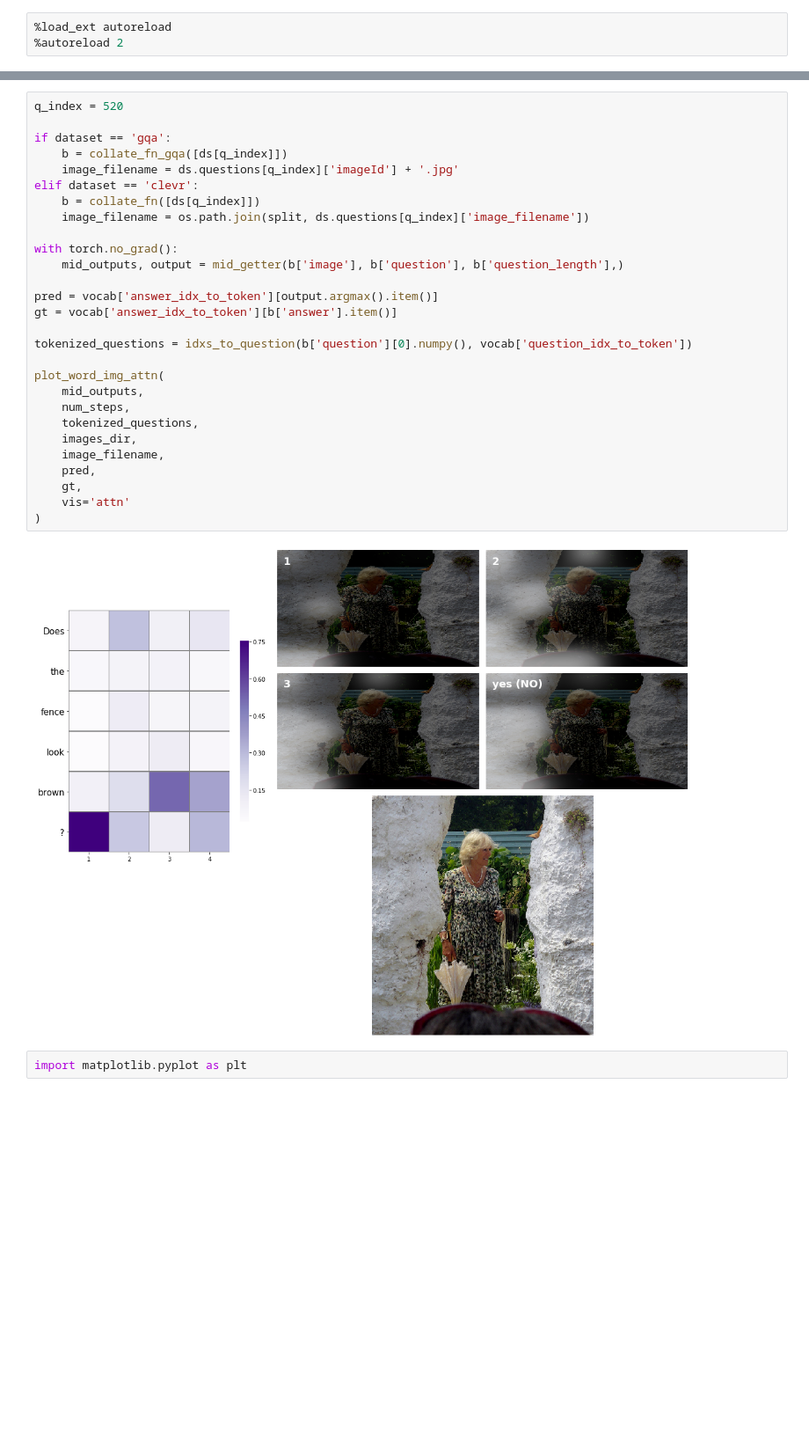
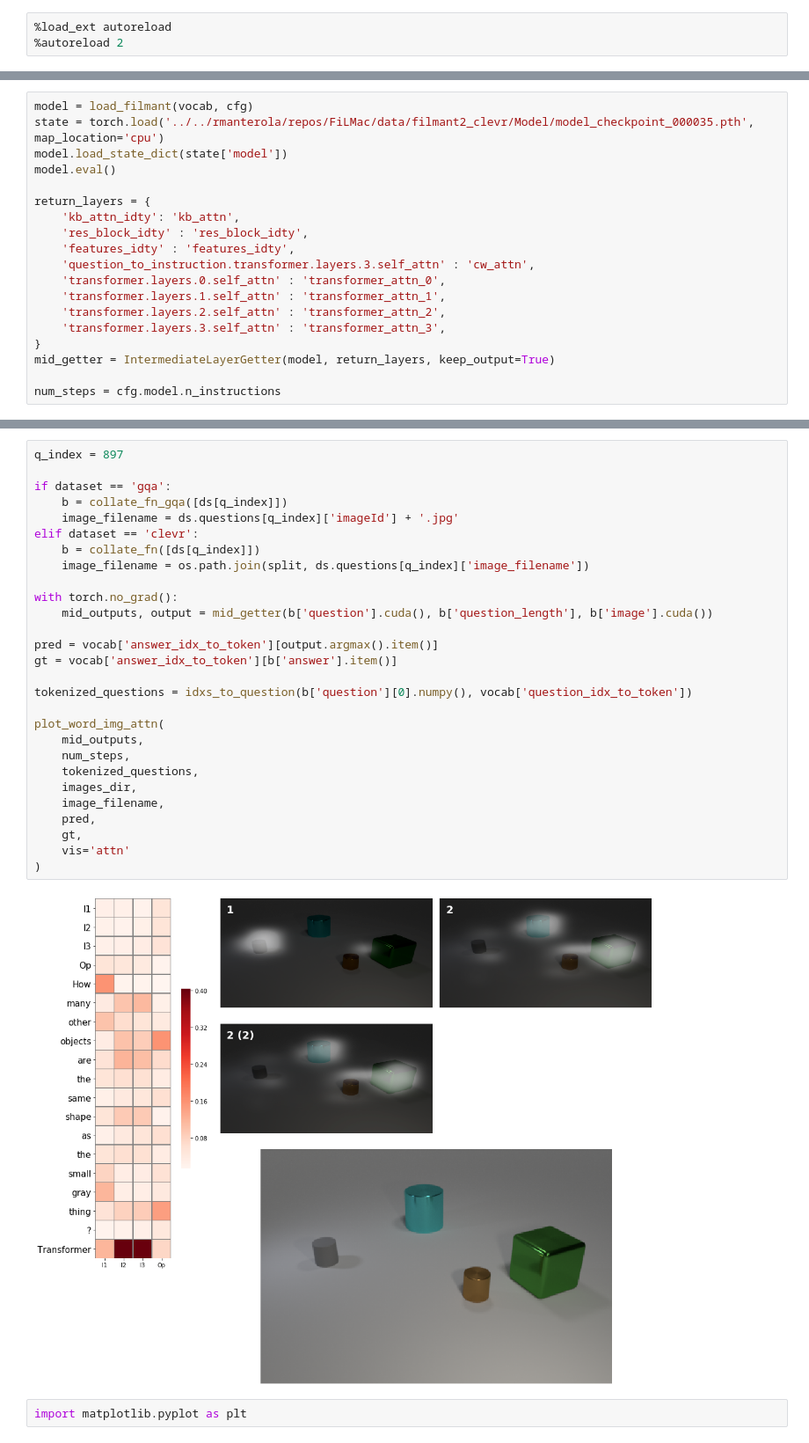
Before and after one commit to ialab-puc/FiLMac, a Jupyter notebook: visualize_attentions-Copy1.ipynb, the cells around one changed output, grey strips where cells are left out. Shown at 88% size. Saved outputs shown, nothing was run; the diff lists cells and outputs as text; blank space fills up the shorter version.

Commit message:
Visualziation for Filmant

```diff
--- a/visualize_attentions-Copy1.ipynb
+++ b/visualize_attentions-Copy1.ipynb
@@ -128,0 +103,19 @@ num_steps = cfg.model.max_step
+# %%
+model = load_filmant(vocab, cfg)
+state = torch.load('../../rmanterola/repos/FiLMac/data/filmant2_clevr/Model/model_checkpoint_000035.pth', map_location='cpu')
+model.load_state_dict(state['model'])
+model.eval()
+
+return_layers = {
+    'kb_attn_idty': 'kb_attn',
+    'res_block_idty' : 'res_block_idty',
+    'features_idty' : 'features_idty',
+    'question_to_instruction.transformer.layers.3.self_attn' : 'cw_attn',
+    'transformer.layers.0.self_attn' : 'transformer_attn_0',
+    'transformer.layers.1.self_attn' : 'transformer_attn_1',
+    'transformer.layers.2.self_attn' : 'transformer_attn_2',
+    'transformer.layers.3.self_attn' : 'transformer_attn_3',
+}
+mid_getter = IntermediateLayerGetter(model, return_layers, keep_output=True)
+
+num_steps = cfg.model.n_instructions
@@ -129,33 +197,33 @@ num_steps = cfg.model.max_step
 # %%
-q_index = 520
+q_index = 897
 
 if dataset == 'gqa':
     b = collate_fn_gqa([ds[q_index]])
     image_filename = ds.questions[q_index]['imageId'] + '.jpg'
 elif dataset == 'clevr':
     b = collate_fn([ds[q_index]])
     image_filename = os.path.join(split, ds.questions[q_index]['image_filename'])
 
 with torch.no_grad():
-    mid_outputs, output = mid_getter(b['image'], b['question'], b['question_length'],)
+    mid_outputs, output = mid_getter(b['question'].cuda(), b['question_length'], b['image'].cuda())
 
 pred = vocab['answer_idx_to_token'][output.argmax().item()]
 gt = vocab['answer_idx_to_token'][b['answer'].item()]
 
 tokenized_questions = idxs_to_question(b['question'][0].numpy(), vocab['question_idx_to_token'])
 
 plot_word_img_attn(
     mid_outputs,
     num_steps,
     tokenized_questions,
     images_dir,
     image_filename,
     pred,
     gt,
     vis='attn'
 )
 # %% [output]
-[figure, old version]
+[figure, new version]
 # %%
 import matplotlib.pyplot as plt
 # %%
```
Also changed, not shown: parts of 16 cells of this notebook, 2 other files.
